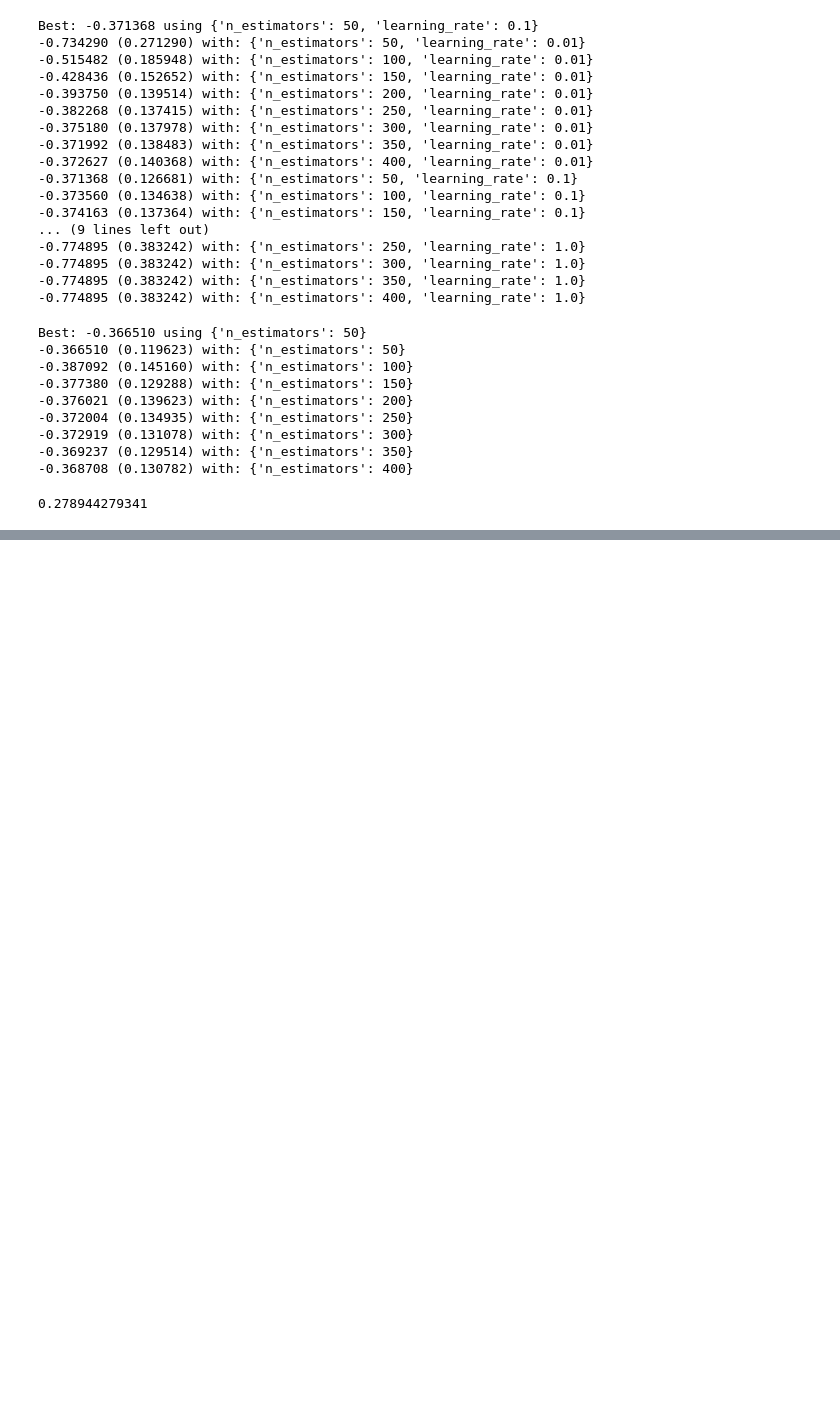
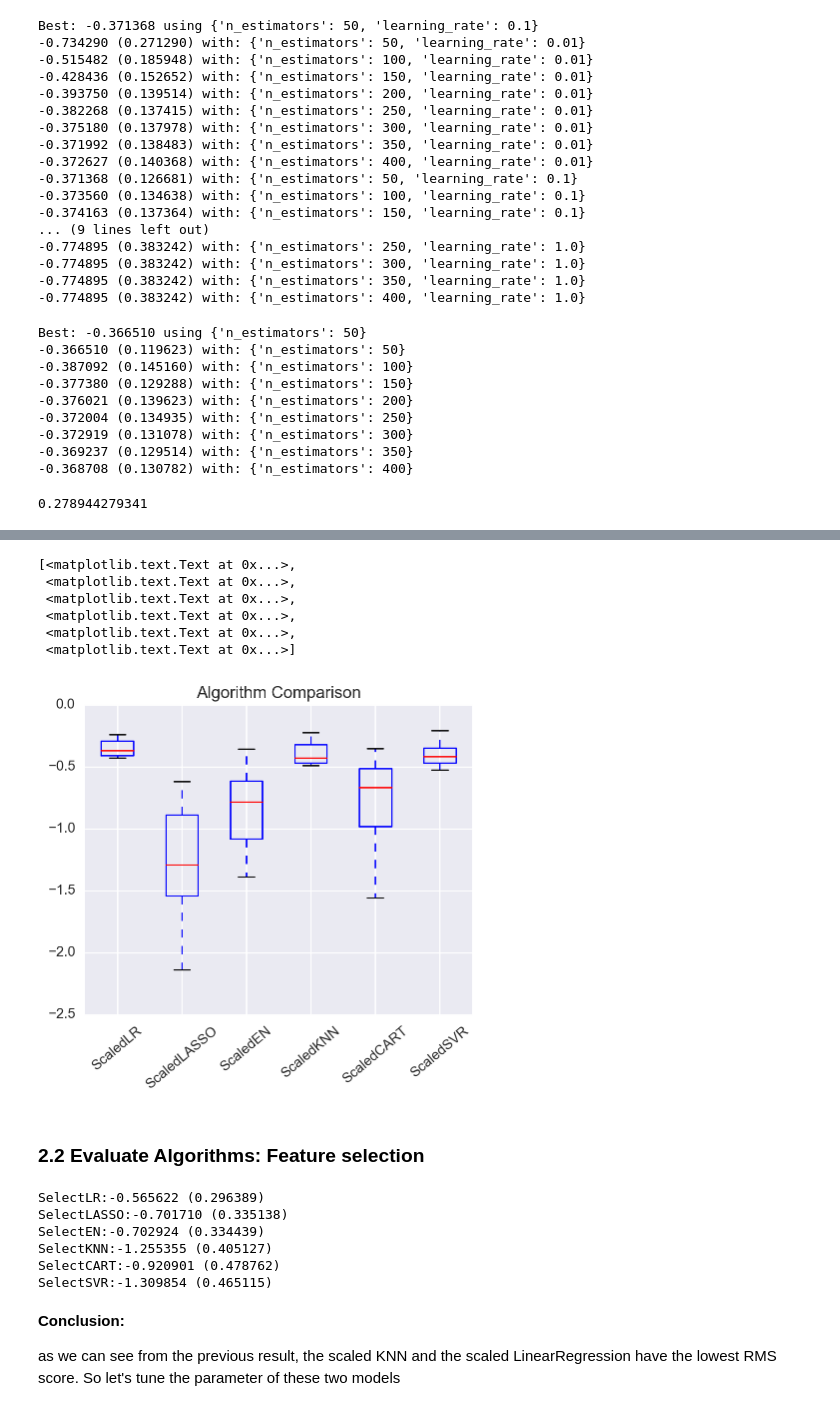
Before and after one commit to dangspin/SpringBoard_Projects, a Jupyter notebook: project_data/Train_the_model.ipynb, the cells around one changed output, grey strips where cells are left out. Saved outputs shown, nothing was run; the diff lists cells and outputs as text; code cells hidden in the pictures; blank space fills up the shorter version.

```diff
--- a/project_data/Train_the_model.ipynb
+++ b/project_data/Train_the_model.ipynb
@@ -497,0 +618,10 @@ print mean_squared_error(Y_test,predictions)
+# %%
+# Standardize the dataset
+
+pipelines=[]
+pipelines.append(('ScaledLR',Pipeline([('Scaler',StandardScaler()),('LR',LinearRegression())])))
+pipelines.append(('ScaledLASSO',Pipeline([('Scaler',StandardScaler()),('LASSO',Lasso())])))
+pipelines.append(('ScaledEN',Pipeline([('Scaler',StandardScaler()),('EN',ElasticNet())])))
+pipelines.append(('ScaledKNN',Pipeline([('Scaler',StandardScaler()),('KNN',KNeighborsRegressor())])))
+pipelines.append(('ScaledCART',Pipeline([('Scaler',StandardScaler()),('CART',DecisionTreeRegressor())])))
+pipelines.append(('ScaledSVR',Pipeline([('Scaler',StandardScaler()),('SVR',SVR())])))
@@ -497,0 +645,16 @@ print mean_squared_error(Y_test,predictions)
+# %%
+fig,ax=plt.subplots(1,1,figsize=(5,4))
+
+ax.set_title('Algorithm Comparison')
+ax.boxplot(results)
+ax.set_xticklabels(names,rotation=40)
+# %% [output]
+[<matplotlib.text.Text at 0x...>,
+ <matplotlib.text.Text at 0x...>,
+ <matplotlib.text.Text at 0x...>,
+ <matplotlib.text.Text at 0x...>,
+ <matplotlib.text.Text at 0x...>,
+ <matplotlib.text.Text at 0x...>]
+[figure, added]
+# %% [markdown]
+### 2.2 Evaluate Algorithms: Feature selection
@@ -497,0 +678,21 @@ print mean_squared_error(Y_test,predictions)
+# %%
+results=[]
+names=[]
+for name,model in pipelines:
+    kfold=KFold(n_splits=num_folds,random_state=seed)
+    cv_results=cross_val_score(model,X_train,Y_train,cv=kfold,scoring=scoring)
+    results.append(cv_results)
+    names.append(name)
+    msg="%s:%f (%f)" % (name,cv_results.mean(),cv_results.std())
+    print msg
+# %% [output]
+SelectLR:-0.565622 (0.296389)
+SelectLASSO:-0.701710 (0.335138)
+SelectEN:-0.702924 (0.334439)
+SelectKNN:-1.255355 (0.405127)
+SelectCART:-0.920901 (0.478762)
+SelectSVR:-1.309854 (0.465115)
+# %% [markdown]
+**Conclusion:**
+
+as we can see from the previous result, the scaled KNN and the scaled LinearRegression have the lowest RMS score. So let's tune the parameter of these two models
```
Also changed, not shown: parts of 42 cells of this notebook.
